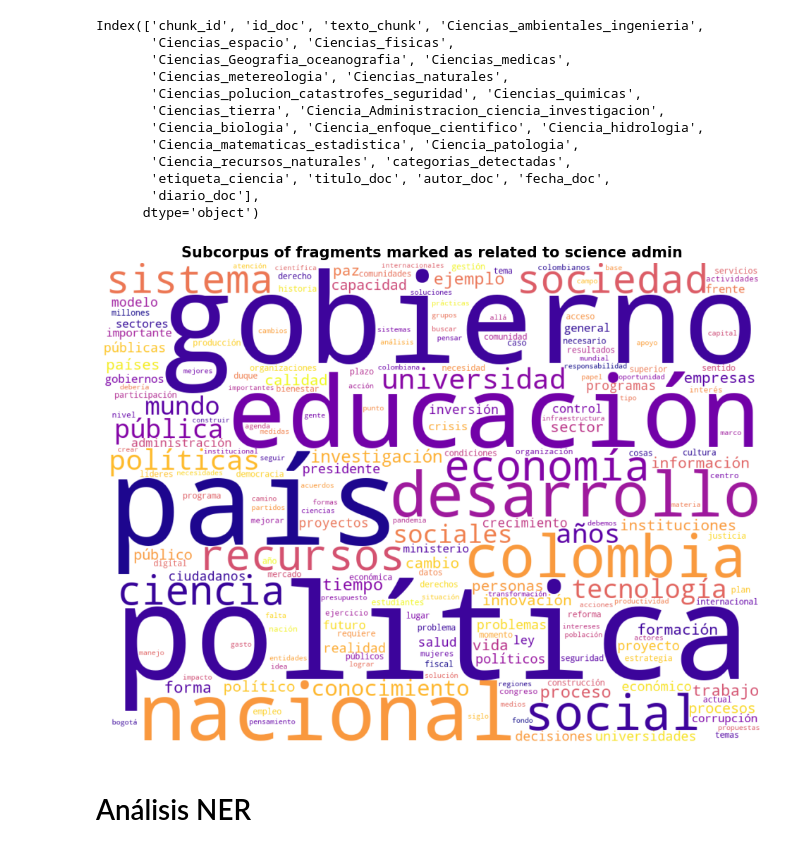
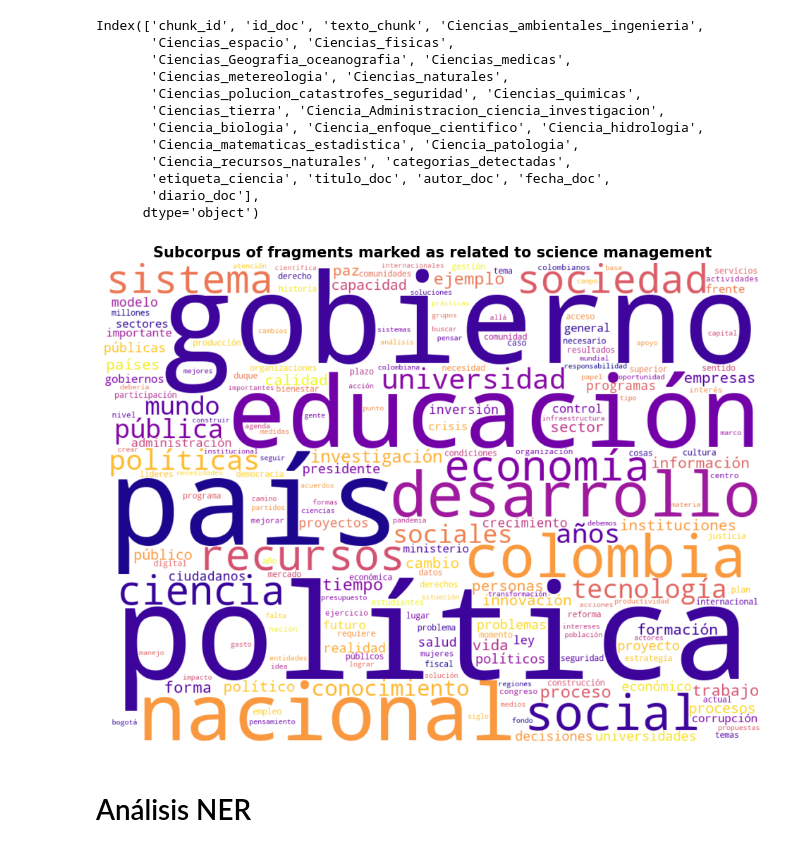
Before and after one commit to BMSS-EAFIT-Projects/HumanidadesDigitales_Karen, a Jupyter notebook: notebooks/13_ciencia_admin_descriptivos.ipynb, the cells around one changed output. Drawn from its saved outputs; the diff is of its cells as text; code cells hidden in the pictures.

```diff
--- a/notebooks/13_ciencia_admin_descriptivos.ipynb
+++ b/notebooks/13_ciencia_admin_descriptivos.ipynb
@@ -166,29 +174,29 @@ texto_ciencia = texto_ciencia.lower()
 # %%
 wc = WordCloud(
         width=1100, height=800,
         background_color='white',
         max_words=200,
         stopwords=STOP_WORDS,
         prefer_horizontal=1.0,  # Todas horizontales
         relative_scaling=0.9,
         collocations=False,
         random_state=42,
         min_font_size=10,
         #max_font_size=150,
         colormap='plasma',
         normalize_plurals = False
     ).generate(texto_ciencia)
 
  # Crear la visualización
 plt.figure(figsize=(10, 8))
 plt.imshow(wc, interpolation='bilinear')
-plt.title("Subcorpus of fragments marked as related to science admin", fontsize=15, fontweight='bold')
+plt.title("Subcorpus of fragments marked as related to science management", fontsize=15, fontweight='bold')
 plt.tight_layout()
 plt.axis('off')
-#plt.savefig("../reports/articulo_revista/figures/nube_ciencia_admin.png", dpi=300)
+plt.savefig(r"..\otros\reports\resultados_ciencia_admin\nube_ciencia_admin.png", dpi=300)
 plt.show()
 # %% [output]
-[figure, old version]
+[figure, new version]
 # %% [markdown]
 # Análisis NER
 # %%
```
Also changed, not shown: parts of 3 cells of this notebook, 21 other files.
